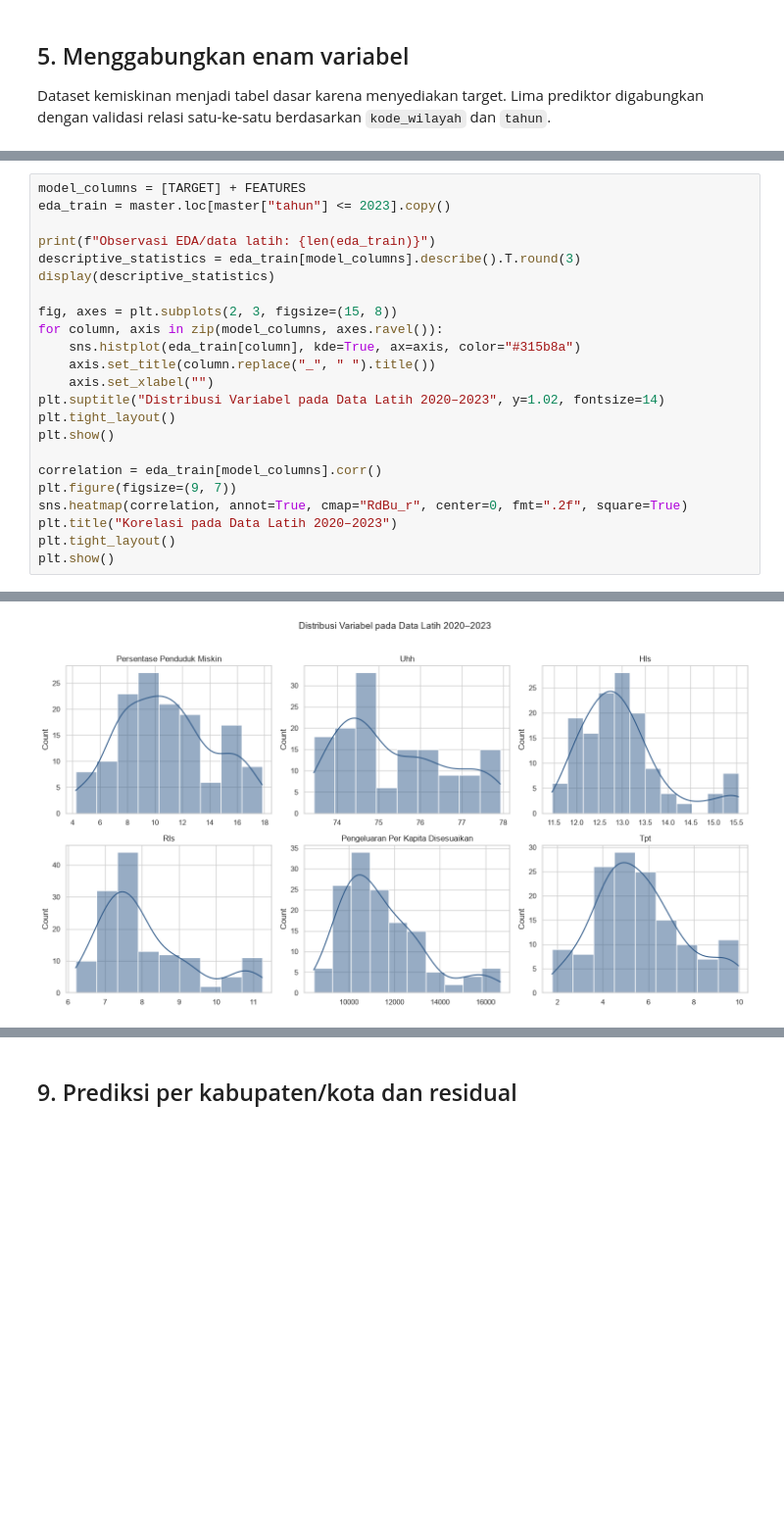
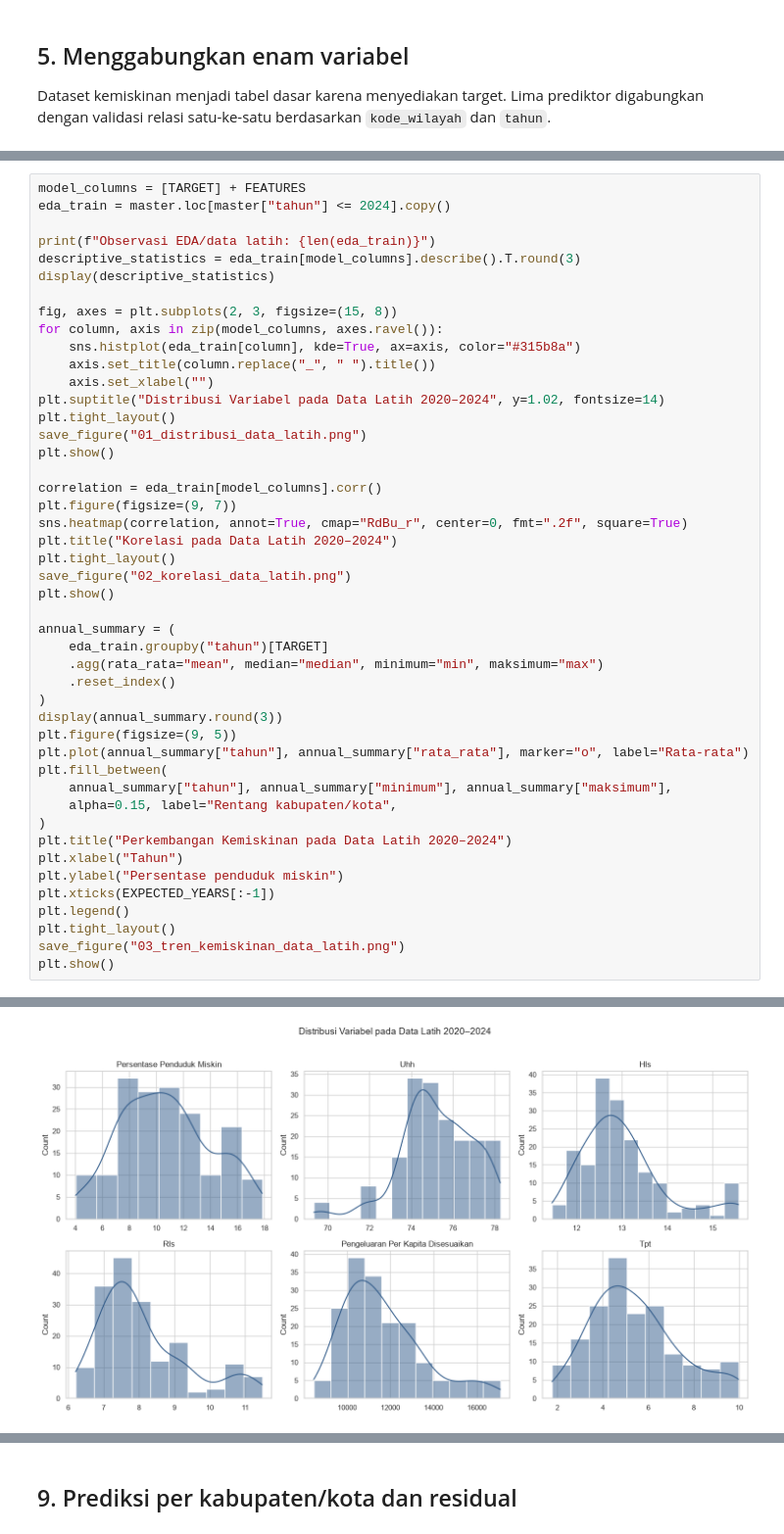
Before and after one commit to SYFDNNN/Kemiskinan-Jawa-Tengah-2020-2025, a Jupyter notebook: notebooks/pemodelan_kemiskinan_jateng.ipynb, the cells around one changed output, grey strips where cells are left out. Shown at 98% size. Drawn from its saved outputs; the diff is of its cells as text; blank space fills up the shorter version.

```diff
--- a/notebooks/pemodelan_kemiskinan_jateng.ipynb
+++ b/notebooks/pemodelan_kemiskinan_jateng.ipynb
@@ -398,6 +484,6 @@ Statistik, korelasi, dan VIF berikut dihitung menggunakan **data latih 2020–20
 # %%
 model_columns = [TARGET] + FEATURES
-eda_train = master.loc[master["tahun"] <= 2023].copy()
+eda_train = master.loc[master["tahun"] <= 2024].copy()
 
 print(f"Observasi EDA/data latih: {len(eda_train)}")
 descriptive_statistics = eda_train[model_columns].describe().T.round(3)
@@ -408,14 +494,37 @@ for column, axis in zip(model_columns, axes.ravel()):
     sns.histplot(eda_train[column], kde=True, ax=axis, color="#315b8a")
     axis.set_title(column.replace("_", " ").title())
     axis.set_xlabel("")
-plt.suptitle("Distribusi Variabel pada Data Latih 2020–2023", y=1.02, fontsize=14)
+plt.suptitle("Distribusi Variabel pada Data Latih 2020–2024", y=1.02, fontsize=14)
 plt.tight_layout()
+save_figure("01_distribusi_data_latih.png")
 plt.show()
 
 correlation = eda_train[model_columns].corr()
 plt.figure(figsize=(9, 7))
 sns.heatmap(correlation, annot=True, cmap="RdBu_r", center=0, fmt=".2f", square=True)
-plt.title("Korelasi pada Data Latih 2020–2023")
+plt.title("Korelasi pada Data Latih 2020–2024")
 plt.tight_layout()
+save_figure("02_korelasi_data_latih.png")
 plt.show()
+
+annual_summary = (
+    eda_train.groupby("tahun")[TARGET]
+    .agg(rata_rata="mean", median="median", minimum="min", maksimum="max")
+    .reset_index()
+)
+display(annual_summary.round(3))
+plt.figure(figsize=(9, 5))
+plt.plot(annual_summary["tahun"], annual_summary["rata_rata"], marker="o", label="Rata-rata")
+plt.fill_between(
+    annual_summary["tahun"], annual_summary["minimum"], annual_summary["maksimum"],
+    alpha=0.15, label="Rentang kabupaten/kota",
+)
+plt.title("Perkembangan Kemiskinan pada Data Latih 2020–2024")
+plt.xlabel("Tahun")
+plt.ylabel("Persentase penduduk miskin")
+plt.xticks(EXPECTED_YEARS[:-1])
+plt.legend()
+plt.tight_layout()
+save_figure("03_tren_kemiskinan_data_latih.png")
+plt.show()
 # %% [output]
@@ -430 +539 @@ Observasi EDA/data latih: 140
-[figure, old version]
+[figure, new version]
```
Also changed, not shown: parts of 27 cells of this notebook, 42 other files.
